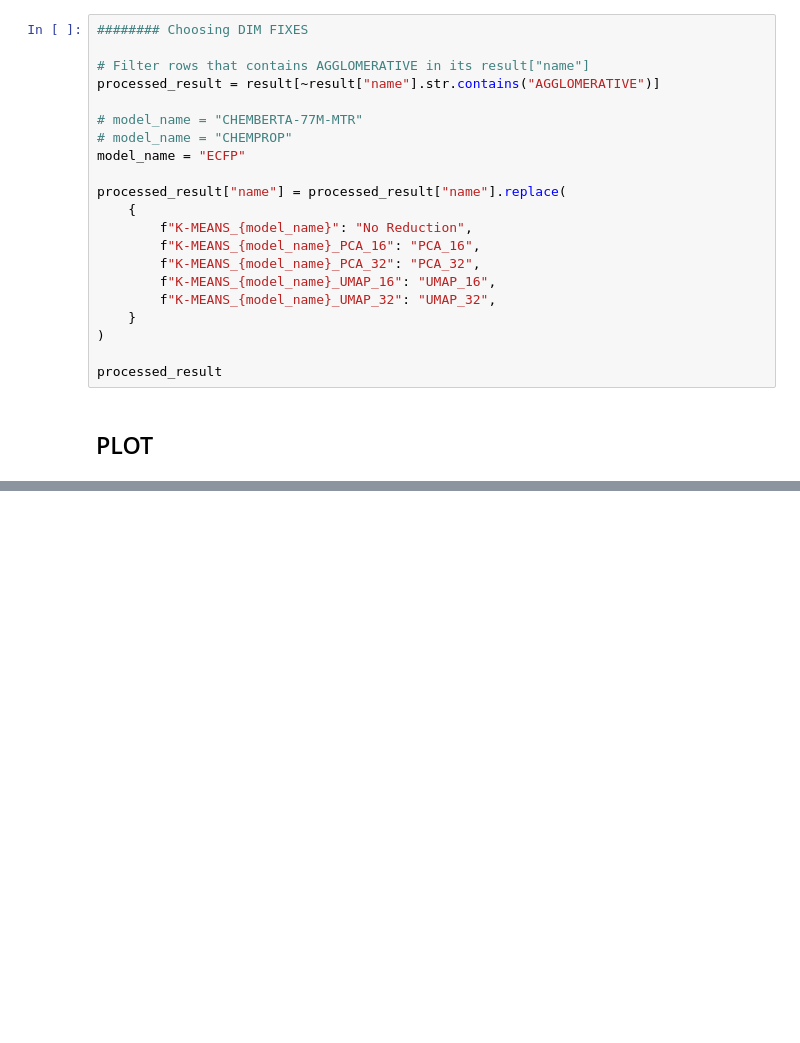
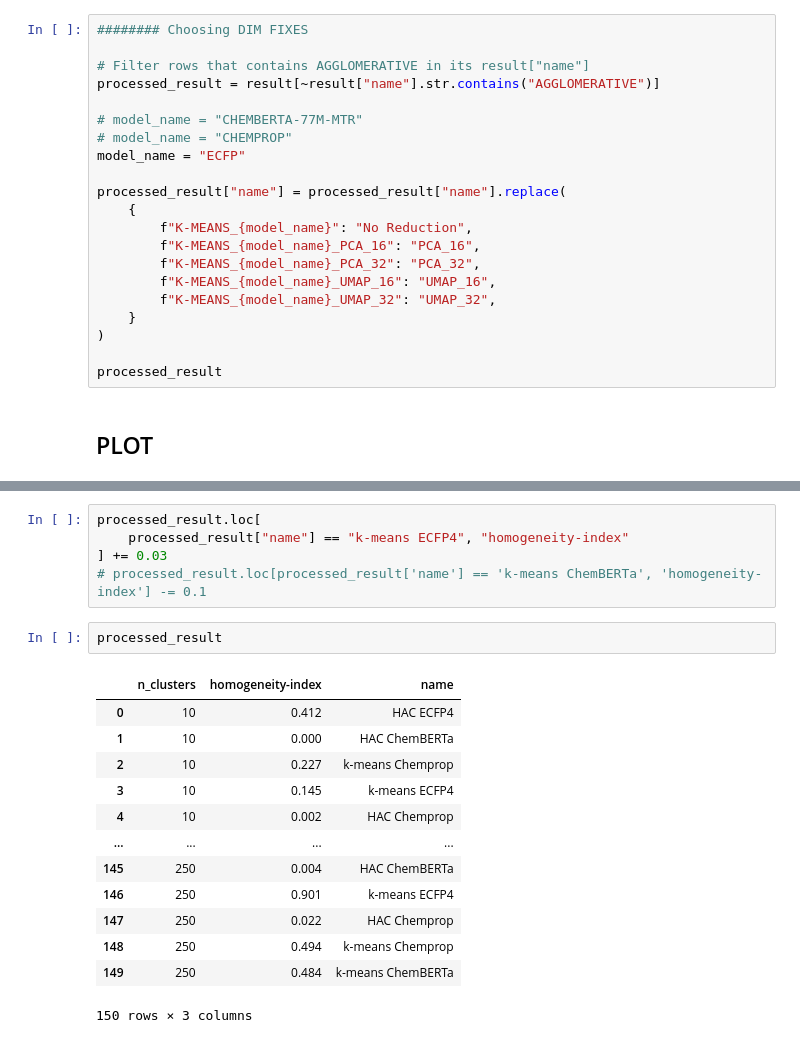
Before and after one commit to ilkersigirci/thesis-work, a Jupyter notebook: notebooks/thesis_figures.ipynb, the cells around one changed output, grey strips where cells are left out. Cells and saved outputs as stored; diff of their text form; blank space fills up the shorter version.

```diff
--- a/notebooks/thesis_figures.ipynb
+++ b/notebooks/thesis_figures.ipynb
@@ -303,3 +345,24 @@ processed_result
+# %%
+processed_result.loc[
+    processed_result["name"] == "k-means ECFP4", "homogeneity-index"
+] += 0.03
+# processed_result.loc[processed_result['name'] == 'k-means ChemBERTa', 'homogeneity-index'] -= 0.1
+# %%
+processed_result
+# %% [output]
+|  | n_clusters | homogeneity-index | name |
+| 0 | 10 | 0.412 | HAC ECFP4 |
+| 1 | 10 | 0.000 | HAC ChemBERTa |
+| 2 | 10 | 0.227 | k-means Chemprop |
+| 3 | 10 | 0.145 | k-means ECFP4 |
+| 4 | 10 | 0.002 | HAC Chemprop |
+| ... | ... | ... | ... |
+| 145 | 250 | 0.004 | HAC ChemBERTa |
+| 146 | 250 | 0.901 | k-means ECFP4 |
+| 147 | 250 | 0.022 | HAC Chemprop |
+| 148 | 250 | 0.494 | k-means Chemprop |
+| 149 | 250 | 0.484 | k-means ChemBERTa |
+150 rows × 3 columns
 # %%
 fig, ax = plot_metric_from_project(
     df=processed_result,
```
Also changed, not shown: parts of 10 cells of this notebook, 59 other files.
